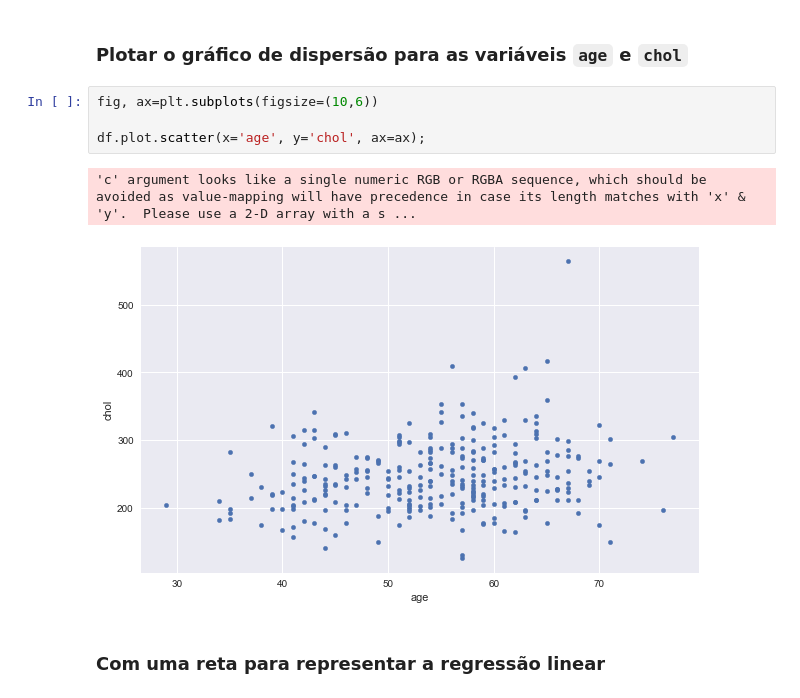
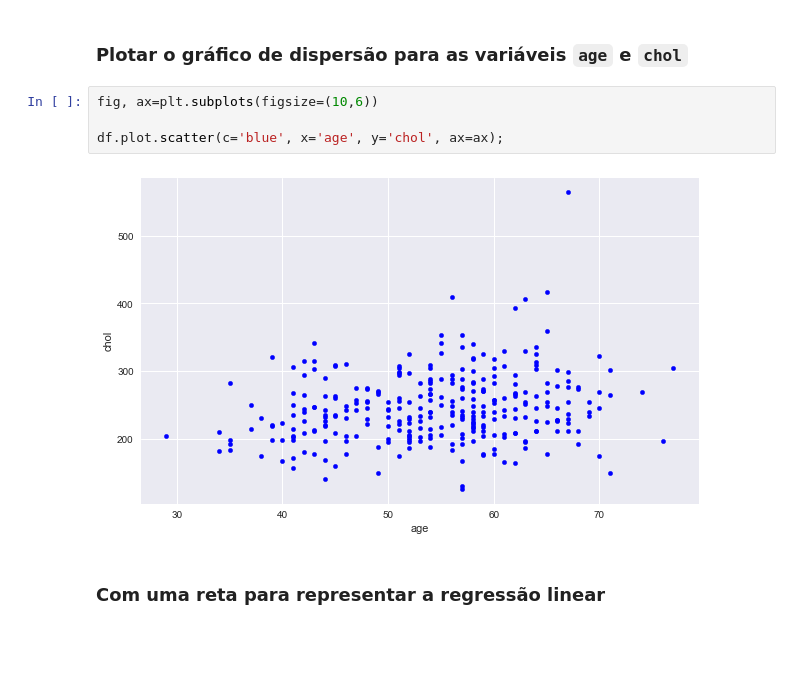
Before and after one commit to juliosaopedro/Meus_Projetos, a Jupyter notebook: AnaliseExploratoriaDoencasCardiovasculares.ipynb, the cells around one changed output. Drawn from its saved outputs; the diff is of its cells as text; blank space fills up the shorter version.

```diff
--- a/AnaliseExploratoriaDoencasCardiovasculares.ipynb
+++ b/AnaliseExploratoriaDoencasCardiovasculares.ipynb
@@ -377,10 +377,9 @@ Name: sex, dtype: int64
 # %%
 fig, ax=plt.subplots(figsize=(10,6))
 
-df.plot.scatter(x='age', y='chol', ax=ax);
+df.plot.scatter(c='blue', x='age', y='chol', ax=ax);
 # %% [output]
-'c' argument looks like a single numeric RGB or RGBA sequence, which should be avoided as value-mapping will have precedence in case its length matches with 'x' & 'y'.  Please use a 2-D array with a s ...
-[figure, old version]
+[figure, new version]
 # %% [markdown]
 ### Com uma reta para representar a regressão linear
 # %%
```
